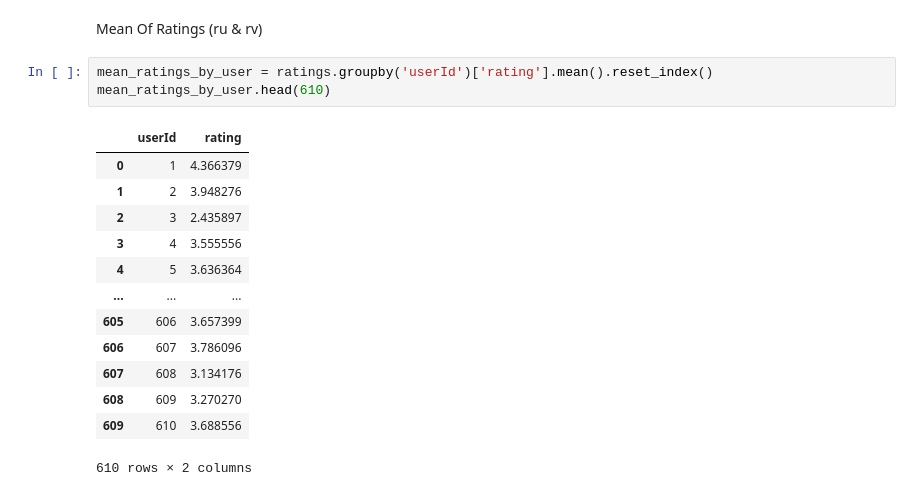
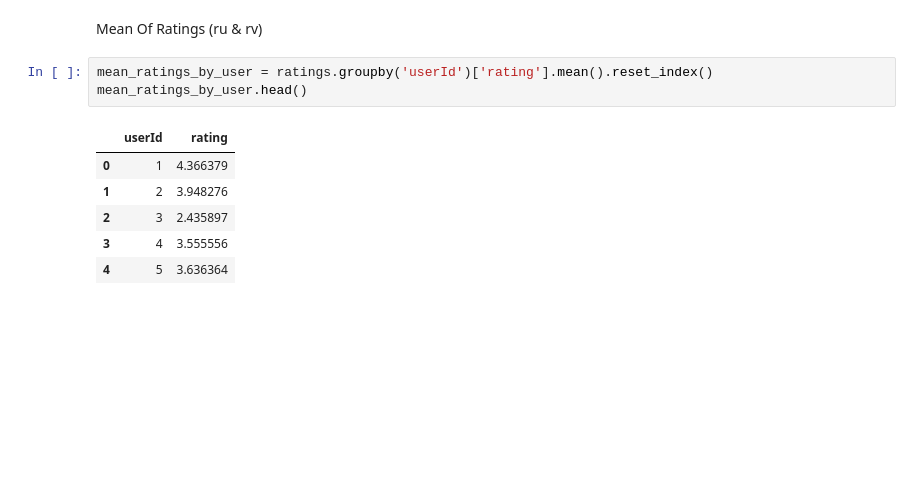
Before and after one commit to mohammed21kamall/Graduation-Project, a Jupyter notebook: PartOfPredict.ipynb, the cells around one changed output. Saved outputs shown, nothing was run; the diff lists cells and outputs as text; blank space fills up the shorter version.

```diff
--- a/PartOfPredict.ipynb
+++ b/PartOfPredict.ipynb
@@ -208,18 +235,11 @@ movie.head()
 Mean Of Ratings (ru & rv)
 # %%
 mean_ratings_by_user = ratings.groupby('userId')['rating'].mean().reset_index()
-mean_ratings_by_user.head(610)
+mean_ratings_by_user.head()
 # %% [output]
 |  | userId | rating |
 | 0 | 1 | 4.366379 |
 | 1 | 2 | 3.948276 |
 | 2 | 3 | 2.435897 |
 | 3 | 4 | 3.555556 |
 | 4 | 5 | 3.636364 |
-| ... | ... | ... |
-| 605 | 606 | 3.657399 |
-| 606 | 607 | 3.786096 |
-| 607 | 608 | 3.134176 |
-| 608 | 609 | 3.270270 |
-| 609 | 610 | 3.688556 |
-610 rows × 2 columns
```
Also changed, not shown: parts of 10 cells of this notebook.
